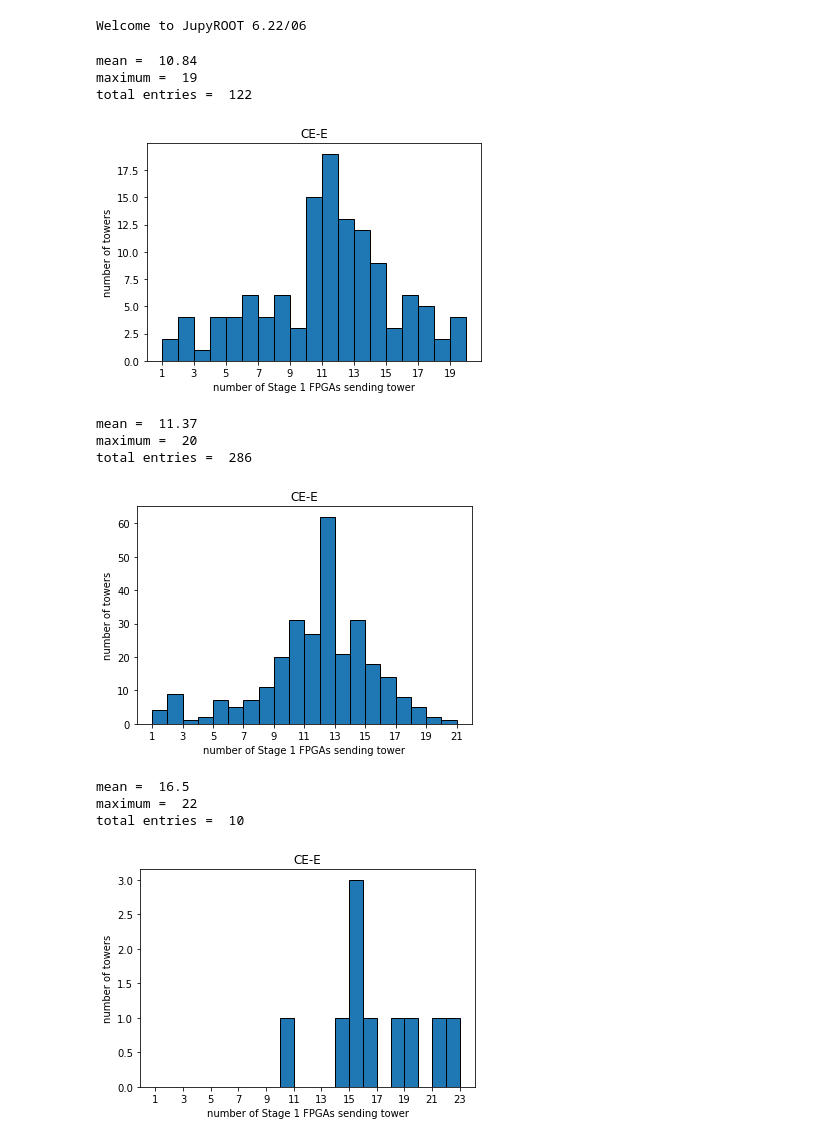
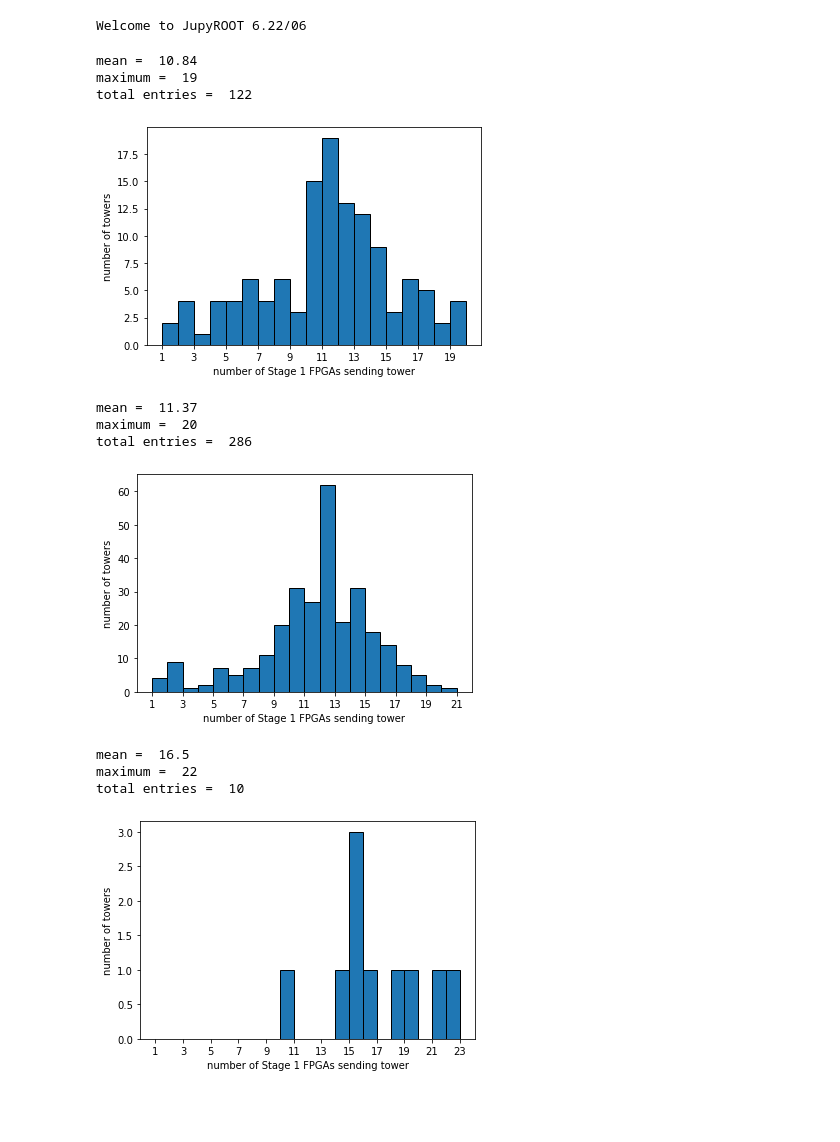
Before and after one commit to mhassans/tower-energy, a Jupyter notebook: jupyter/NumBundlesPerEachTower.ipynb, the cells around one changed output. Cells and saved outputs as stored; diff of their text form; code cells hidden in the pictures; blank space fills up the shorter version.

Commit message:
Plots for 2 March 2021 done

```diff
--- a/jupyter/NumBundlesPerEachTower.ipynb
+++ b/jupyter/NumBundlesPerEachTower.ipynb
@@ -65,7 +49,7 @@ def plotHist(data, Name, binwidth=1, low_lim=1):
         'weight': 'normal',
         'size': 14,
         }
-    title = 'CE-E' if data.name=='EM' else 'CE-H'
+    #title = 'CE-E' if data.name=='EM' else 'CE-H'
     print('mean = ', round(data.mean(), 2))
     print('maximum = ', data.max())
     print('total entries = ', len(data))
@@ -74,8 +58,8 @@ def plotHist(data, Name, binwidth=1, low_lim=1):
     plt.xticks(bins[::2])
     plt.xlabel('number of Stage 1 FPGAs sending tower')
     plt.ylabel('number of towers')
-    plt.title(title)
-    plt.savefig('numOfStage1FPGAsSendingTower_' + Name + '.pdf')
+    #plt.title(title)
+    plt.savefig('numOfStage1FPGAsSendingTower_' + Name + '.png', dpi=300)
 
 def divideByRepeat(df):
     df_countedOnce = df.copy()
@@ -92,45 +76,45 @@ def divideByRepeat(df):
     return df_countedOnce, df_countedTwice
 
 def divideBy30deg(df):
-    under30 = {}
+    below30 = {}
     above30 = {}
     for tower in df.index:
         if int(find_phi(tower))<6: #30 degrees
-            under30[tower] = int(df.loc[tower])
+            below30[tower] = int(df.loc[tower])
         else:
             above30[tower] = int(df.loc[tower])
-    df_under30 = pd.DataFrame(pd.Series(under30), columns = df.columns)
+    df_below30 = pd.DataFrame(pd.Series(below30), columns = df.columns)
     df_above30 = pd.DataFrame(pd.Series(above30), columns = df.columns)
 
-    return df_under30, df_above30
+    return df_below30, df_above30
 
 def numTowersPerBundle(parMtx_PerBundle, name):
-    under30 = {}
+    below30 = {}
     above30 = {}
     for bundle in parMtx_PerBundle: #0,1,...,23
-        under30[bundle] = 0
+        below30[bundle] = 0
         above30[bundle] = 0
         df = parMtx_PerBundle[bundle][(parMtx_PerBundle[bundle] != 0).any(axis=1)]
         for tower in df.index:
             if find_phi(tower)<6: # 30 degrees
-                under30[bundle] += 1
+                below30[bundle] += 1
             else:
                 above30[bundle] += 1
-    df_under30 = pd.DataFrame(pd.Series(under30), columns = [name])
+    df_below30 = pd.DataFrame(pd.Series(below30), columns = [name])
     df_above30 = pd.DataFrame(pd.Series(above30), columns = [name])
-    return df_under30, df_above30
+    return df_below30, df_above30
 
 def plotHist2(df, Name):
     name = df.columns[0]
-    title = 'CE-E' if name=='EM' else 'CE-H'
+    #title = 'CE-E' if name=='EM' else 'CE-H'
     print('mean = ', round(df[name].mean(), 2))
     print('maximum = ', df[name].max())
     fig, ax = plt.subplots()
     ax.bar(df.index, df[name])
     ax.set_ylabel('number of towers')
     ax.set_xlabel('stage 1 FPGA label')
-    ax.set_title(title)
-    plt.savefig('numOfTowersPerStage1FPGA_' + Name + '.pdf')
+    #ax.set_title(title)
+    plt.savefig('numOfTowersPerStage1FPGA_' + Name + '.png', dpi=300)
 # %%
 df_EM = make_df(parMtxEM_PerBundle, indicesEM, isHad = False)
 df_Had = make_df(parMtxHad_PerBundle, indicesHad, isHad = True)
@@ -139,5 +123,5 @@ df_countedOnceEM, df_countedTwiceEM = divideByRepeat(df_EM)
 # %%
 df_countedOnceHad, df_countedTwiceHad = divideByRepeat(df_Had)
 # %%
-df_countedOnceEM_under30, df_countedOnceEM_above30 = divideBy30deg(df_countedOnceEM)
+df_countedOnceEM_below30, df_countedOnceEM_above30 = divideBy30deg(df_countedOnceEM)
 # %%
@@ -145,22 +129,22 @@ df_countedOnceHad_under30, df_countedOnceHad_above30 = divideBy30deg(df_countedO
 # %%
-plotHist(df_countedOnceEM_under30['EM'], 'countedOnceEM_under30')
+plotHist(df_countedOnceEM_below30['EM'], 'countedOnceEM_below30')
 # %% [output]
 mean =  10.84
 maximum =  19
 total entries =  122
-[figure, old version]
+[figure, new version]
 # %%
 plotHist(df_countedOnceEM_above30['EM'], 'countedOnceEM_above30')
 # %% [output]
 mean =  11.37
 maximum =  20
 total entries =  286
-[figure, old version]
+[figure, new version]
 # %%
-plotHist(df_countedTwiceEM['EM'], 'df_countedTwiceEM')
+plotHist(df_countedTwiceEM['EM'], 'countedTwiceEM')
 # %% [output]
 mean =  16.5
 maximum =  22
 total entries =  10
-[figure, old version]
+[figure, new version]
 # %%
```
Also changed, not shown: parts of 17 cells of this notebook.
